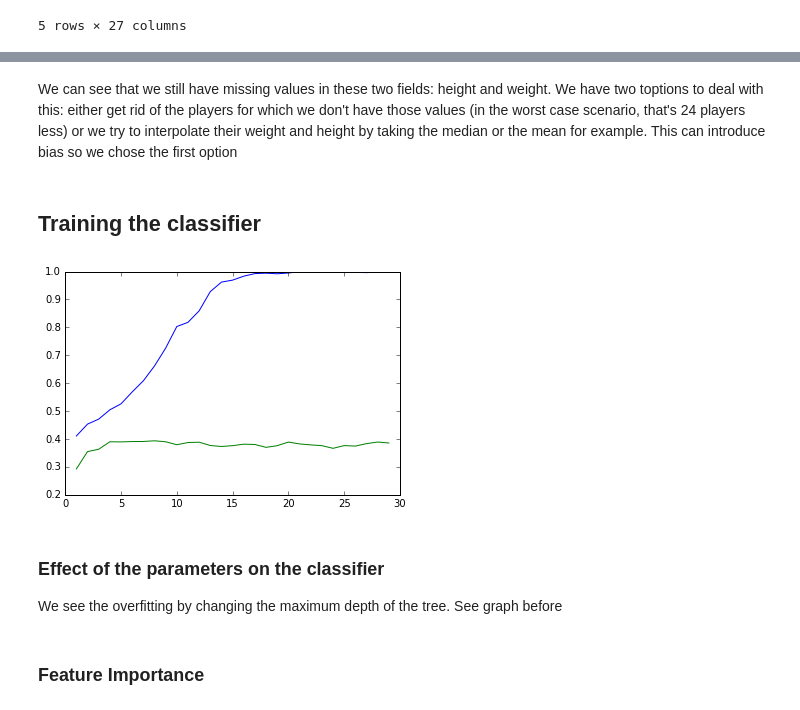
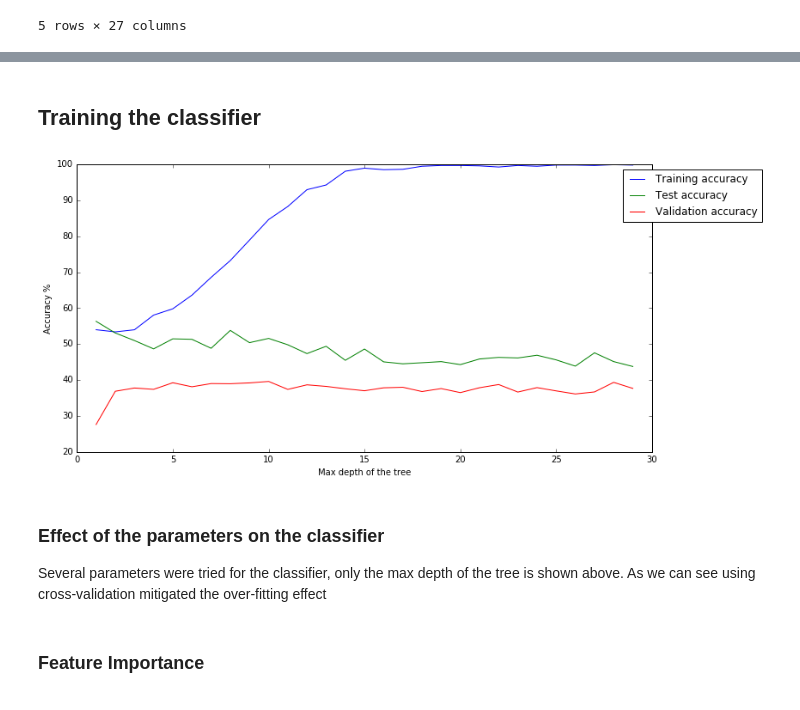
Before and after one commit to Gronlaen/data-analytics-homeworks, a Jupyter notebook: 04 - Applied ML/HW4.ipynb, the cells around one changed output, grey strips where cells are left out. Saved outputs shown, nothing was run; the diff lists cells and outputs as text; code cells hidden in the pictures.

```diff
--- a/04 - Applied ML/HW4.ipynb
+++ b/04 - Applied ML/HW4.ipynb
@@ -60,6 +100,4 @@ player_description.head()
 5 rows × 30 columns
-# %% [markdown]
-We can see that we still have missing values in these two fields: height and weight. We have two toptions to deal with this: either get rid of the players for which we don't have those values (in the worst case scenario, that's 24 players less) or we try to interpolate their weight and height by taking the median or the mean for example. This can introduce bias so we chose the first option
 # %%
 # labels
 player_rating = player_description['rater1']
@@ -70,39 +108,41 @@ player_description.drop(['rater1', 'rater2'], axis=1, inplace=True)
 # %%
 import warnings
 warnings.filterwarnings('ignore')
 
 X = player_description.as_matrix()
 y = (player_rating*4).as_matrix()
-X_train, X_test, y_train, y_test = train_test_split(X, y, test_size=0.1, random_state=0)
+X_train, X_test, y_train, y_test = train_test_split(X, y, test_size=0.4, random_state=0)
 tr_accuracy = []
 te_accuracy = []
 cross = []
 for n in [20]:
     for d in range(1,30):
         model = RandomForestClassifier(n_estimators=n, max_depth=d)
         c = sklearn.cross_validation.cross_val_score(model, X, y, cv=20, scoring='f1_weighted')
-        cross.append(np.mean(c))
+        cross.append(np.mean(c)*100)
         model.fit(X_train, y_train)
 
         te_pred = model.predict(X_test)
         tr_pred = model.predict(X_train)
 
-        tr_error = tr_pred == y_train
-        tr_error = np.sum(tr_error)/len(tr_error)
+        tr_acc = sklearn.metrics.f1_score(tr_pred, y_train, average='weighted')*100
 
-        te_error = te_pred == y_test
-        te_error = np.sum(te_error)/len(te_error)
+        te_acc = sklearn.metrics.f1_score(te_pred, y_test, average='weighted')*100
 
-        tr_accuracy.append(tr_error)
-        te_accuracy.append(te_error)
-
-plt.plot(range(1,30), tr_accuracy)
-plt.plot(range(1,30), cross);
+        tr_accuracy.append(tr_acc)
+        te_accuracy.append(te_acc)
+plt.figure(figsize=(12,6))
+plt.plot(range(1,30), tr_accuracy, label='Training accuracy')
+plt.plot(range(1,30), te_accuracy, label='Test accuracy');
+plt.plot(range(1,30), cross, label='Validation accuracy');
+plt.ylabel('Accuracy %')
+plt.xlabel('Max depth of the tree')
+plt.legend(bbox_to_anchor=(1.2, 1));
 # %% [output]
-[figure, old version]
+[figure, new version]
 # %% [markdown]
 ### Effect of the parameters on the classifier
-We see the overfitting by changing the maximum depth of the tree. See graph before
+Several parameters were tried for the classifier, only the max depth of the tree is shown above. As we can see using cross-validation mitigated the over-fitting effect
 # %% [markdown]
 ### Feature Importance
 # %%
```
Also changed, not shown: parts of 22 cells of this notebook.
